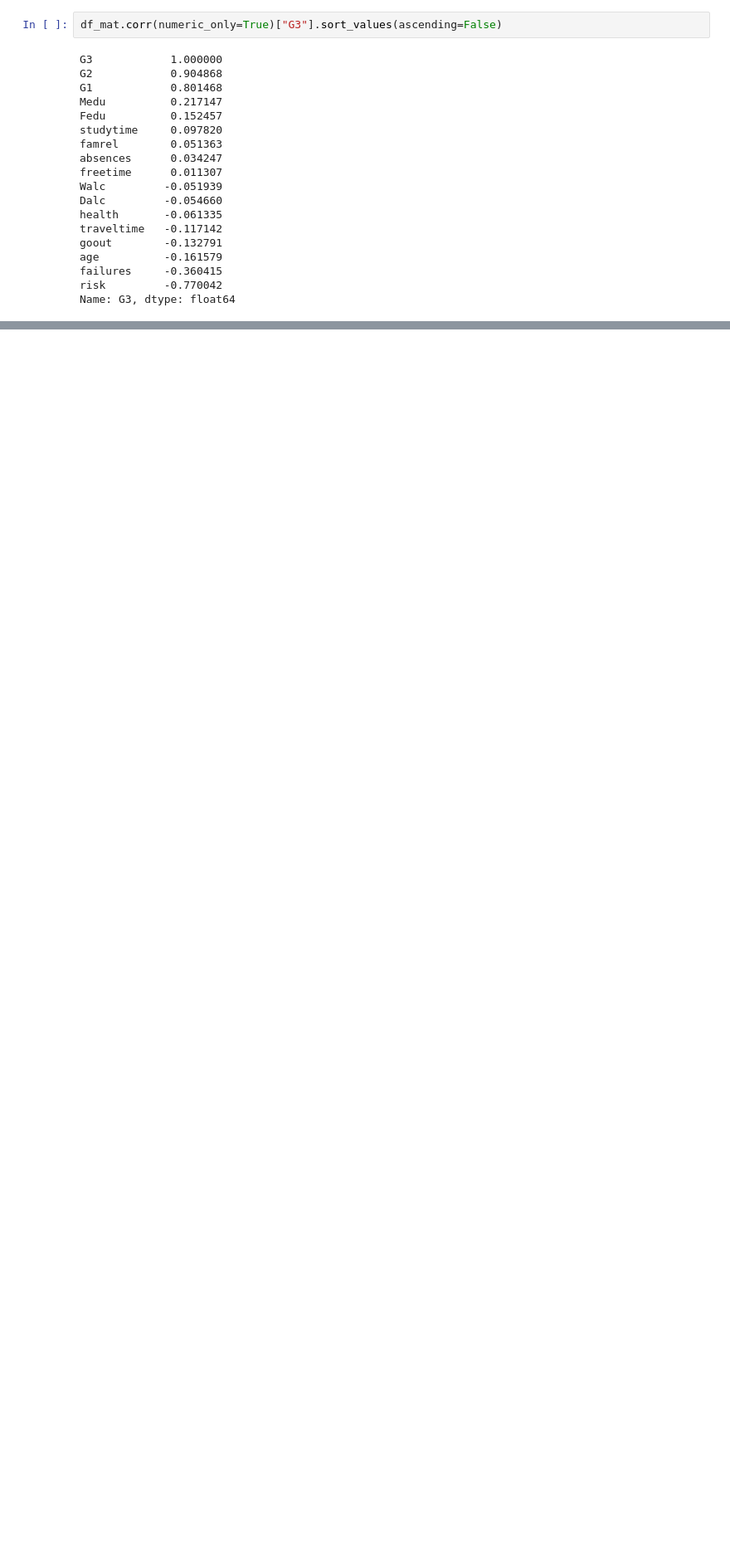
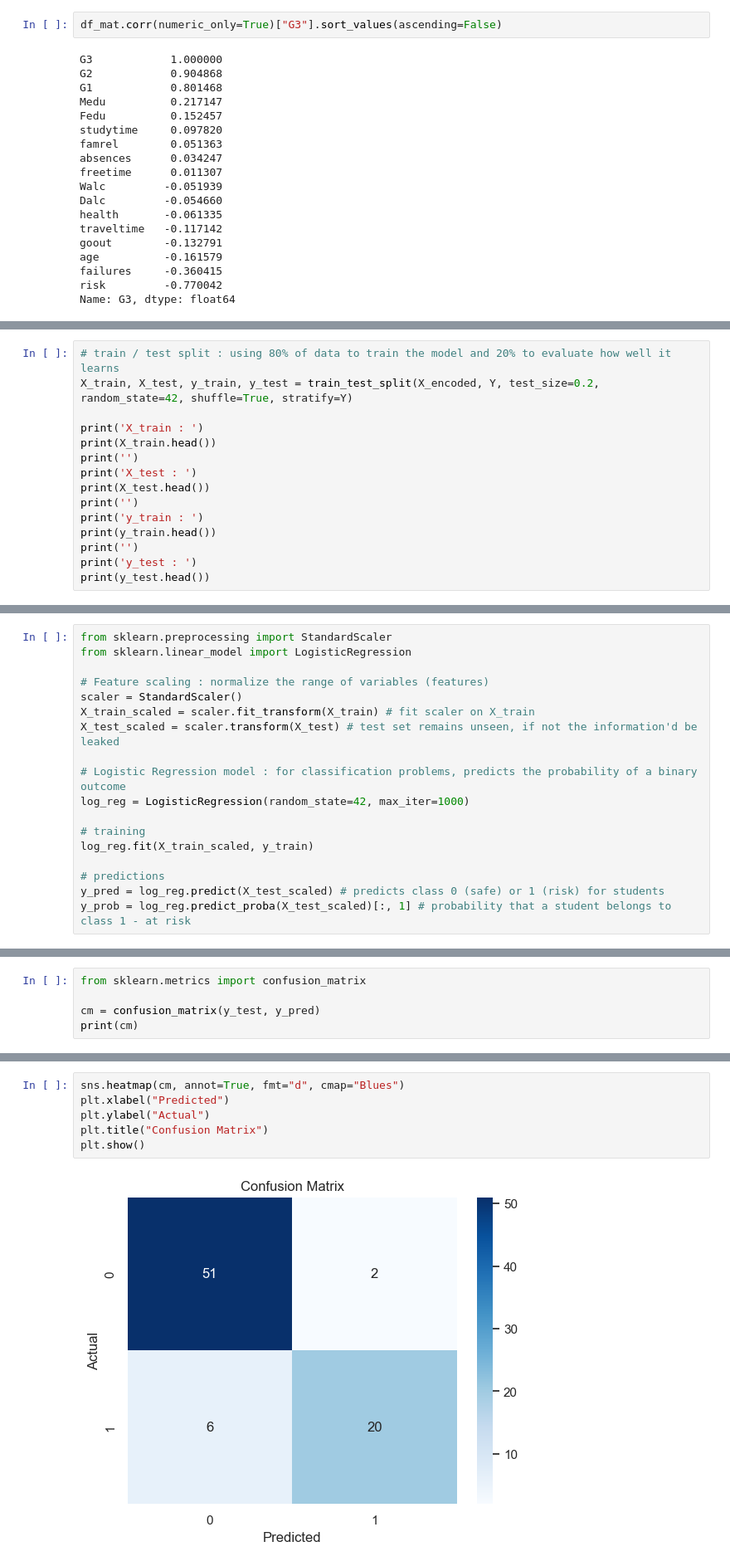
Before and after one commit to Daniel-NguyenMinh2902/Student-Performance-Prediction, a Jupyter notebook: student_perf_predict.ipynb, the cells around one changed output, grey strips where cells are left out. Shown at 83% size. Drawn from its saved outputs; the diff is of its cells as text; blank space fills up the shorter version.

Commit message:
data preprocessing: define target & features, one-hot encoding, train/test split, feature scaling and logistic regression model

```diff
--- a/student_perf_predict.ipynb
+++ b/student_perf_predict.ipynb
@@ -223,0 +243,15 @@ Name: G3, dtype: float64
+# %%
+# train / test split : using 80% of data to train the model and 20% to evaluate how well it learns
+X_train, X_test, y_train, y_test = train_test_split(X_encoded, Y, test_size=0.2, random_state=42, shuffle=True, stratify=Y)
+
+print('X_train : ')
+print(X_train.head())
+print('')
+print('X_test : ')
+print(X_test.head())
+print('')
+print('y_train : ')
+print(y_train.head())
+print('')
+print('y_test : ')
+print(y_test.head())
@@ -223,0 +276,18 @@ Name: G3, dtype: float64
+# %%
+from sklearn.preprocessing import StandardScaler
+from sklearn.linear_model import LogisticRegression
+
+# Feature scaling : normalize the range of variables (features)
+scaler = StandardScaler()
+X_train_scaled = scaler.fit_transform(X_train) # fit scaler on X_train
+X_test_scaled = scaler.transform(X_test) # test set remains unseen, if not the information'd be leaked
+
+# Logistic Regression model : for classification problems, predicts the probability of a binary outcome
+log_reg = LogisticRegression(random_state=42, max_iter=1000)
+
+# training
+log_reg.fit(X_train_scaled, y_train)
+
+# predictions
+y_pred = log_reg.predict(X_test_scaled) # predicts class 0 (safe) or 1 (risk) for students
+y_prob = log_reg.predict_proba(X_test_scaled)[:, 1] # probability that a student belongs to class 1 - at risk
@@ -223,0 +362,5 @@ Name: G3, dtype: float64
+# %%
+from sklearn.metrics import confusion_matrix
+
+cm = confusion_matrix(y_test, y_pred)
+print(cm)
@@ -223,0 +383,8 @@ Name: G3, dtype: float64
+# %%
+sns.heatmap(cm, annot=True, fmt="d", cmap="Blues")
+plt.xlabel("Predicted")
+plt.ylabel("Actual")
+plt.title("Confusion Matrix")
+plt.show()
+# %% [output]
+[figure, added]
```
Also changed, not shown: parts of 21 cells of this notebook, 1 other file.
